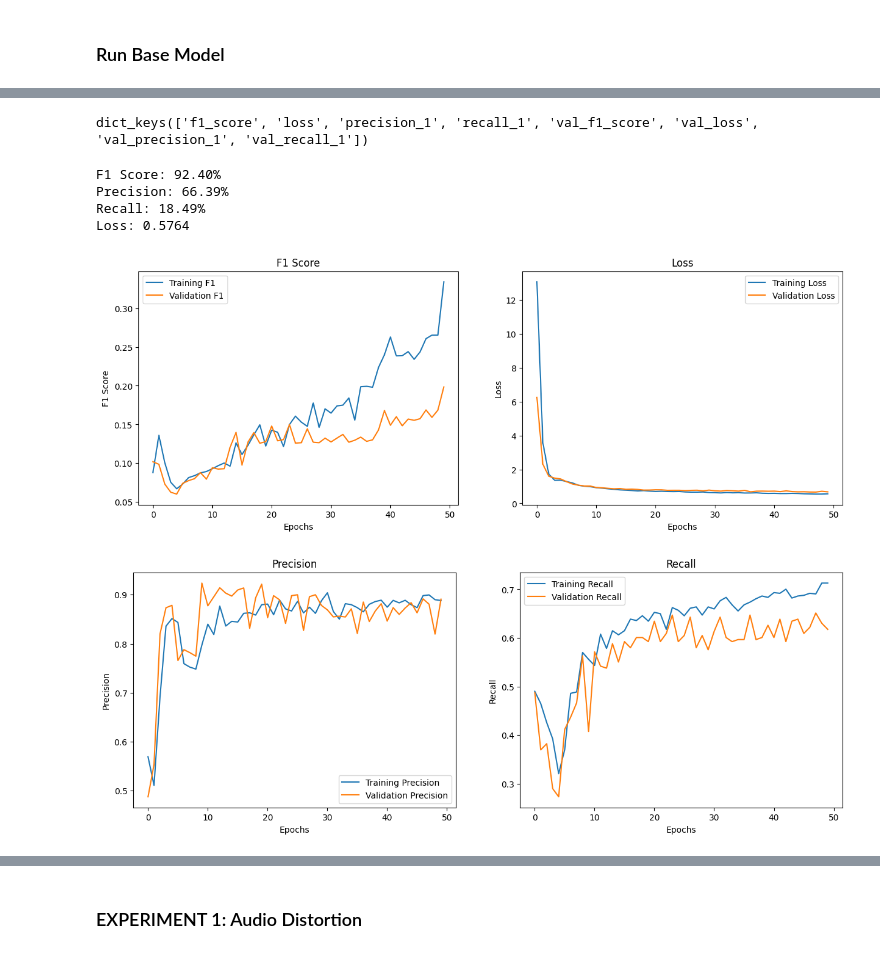
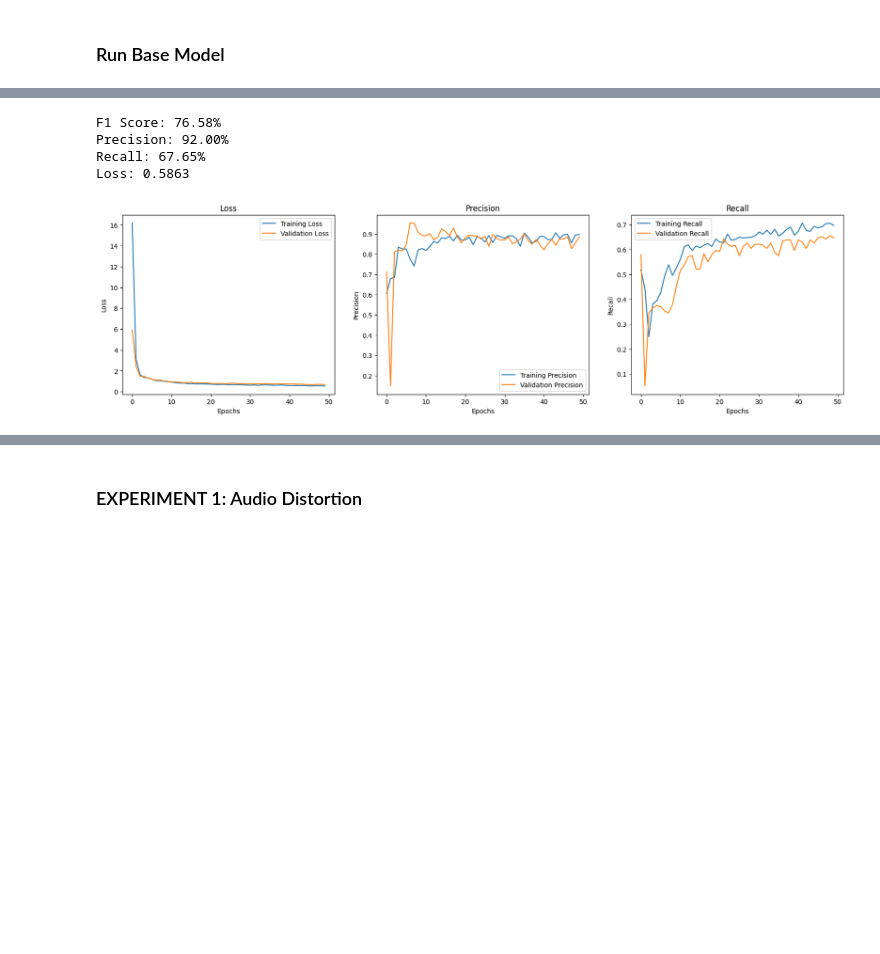
Before and after one commit to Kbeaty26/DS340-Project, a Jupyter notebook: projectCode.ipynb, the cells around one changed output, grey strips where cells are left out. Drawn from its saved outputs; the diff is of its cells as text; code cells hidden in the pictures; blank space fills up the shorter version.

```diff
--- a/projectCode.ipynb
+++ b/projectCode.ipynb
@@ -422,8 +450,7 @@ def create_cnn_model2(input_shape,n_classes):
         optimizer='adam',
         metrics=[
             tf.keras.metrics.Precision(),
-            tf.keras.metrics.Recall(),
-            tf.keras.metrics.F1Score(average='macro', threshold=0.5)
+            tf.keras.metrics.Recall()
         ]
     )
     return model
@@ -573,63 +610,52 @@ Epoch 50/50
-# %%
-history_base_2.history.keys()
-# %% [output]
-dict_keys(['f1_score', 'loss', 'precision_1', 'recall_1', 'val_f1_score', 'val_loss', 'val_precision_1', 'val_recall_1'])
 # %%
 # plots for model 2 + base training set
+# get predictions for F1 score calculation
+y_pred = model_base_2.predict(base_features_test, batch_size=60, verbose=0)
+y_pred_classes = np.argmax(y_pred, axis=1)
+y_test_classes = np.argmax(test_labels, axis=1)
+
+# calculate F1 score
+f1 = f1_score(y_test_classes, y_pred_classes, average='weighted')
+
 score = model_base_2.evaluate(base_features_test, test_labels, batch_size=60, verbose=0)
-print(f"F1 Score: {score[1]:.2%}")
-print(f"Precision: {score[2]:.2%}")
-print(f"Recall: {score[3]:.2%}")
+print(f"F1 Score: {f1:.2%}")
+print(f"Precision: {score[1]:.2%}")
+print(f"Recall: {score[2]:.2%}")
 print("Loss: {:.4f}".format(score[0]))
 
-# Plot F1 score and loss
-plt.figure(figsize=(15, 5))
-
-# F1 Score Plot
-plt.subplot(1, 2, 1)
-plt.title('F1 Score')
-plt.plot(history_base_2.history['f1_score'], label='Training F1')
-plt.plot(history_base_2.history['val_f1_score'], label='Validation F1')
-plt.xlabel('Epochs')
-plt.ylabel('F1 Score')
-plt.legend()
+plt.figure(figsize=(20, 5))
 
 # Loss Plot
-plt.subplot(1, 2, 2)
+plt.subplot(1, 3, 1)
 plt.title('Loss')
 plt.plot(history_base_2.history['loss'], label='Training Loss')
 plt.plot(history_base_2.history['val_loss'], label='Validation Loss')
 plt.xlabel('Epochs')
 plt.ylabel('Loss')
 plt.legend()
 
-plt.show()
-
-plt.figure(figsize=(15, 5))
-
 # Precision Score Plot
-plt.subplot(1, 2, 1)
+plt.subplot(1, 3, 2)
 plt.title('Precision')
-plt.plot(history_base_2.history['precision_1'], label='Training Precision')
-plt.plot(history_base_2.history['val_precision_1'], label='Validation Precision')
+plt.plot(history_base_2.history['precision_21'], label='Training Precision')
+plt.plot(history_base_2.history['val_precision_21'], label='Validation Precision')
 plt.xlabel('Epochs')
 plt.ylabel('Precision')
 plt.legend()
 
 # Recall Score Plot
-plt.subplot(1, 2, 2)
+plt.subplot(1, 3, 3)
 plt.title('Recall')
-plt.plot(history_base_2.history['recall_1'], label='Training Recall')
-plt.plot(history_base_2.history['val_recall_1'], label='Validation Recall')
+plt.plot(history_base_2.history['recall_21'], label='Training Recall')
+plt.plot(history_base_2.history['val_recall_21'], label='Validation Recall')
 plt.xlabel('Epochs')
 plt.ylabel('Recall')
 plt.legend()
 
 plt.show()
 # %% [output]
-F1 Score: 92.40%
-Precision: 66.39%
-Recall: 18.49%
-Loss: 0.5764
+F1 Score: 76.58%
+Precision: 92.00%
+Recall: 67.65%
+Loss: 0.5863
-[figure, old version]
+[figure, new version]
-[figure, removed]
```
Also changed, not shown: parts of 31 cells of this notebook.
